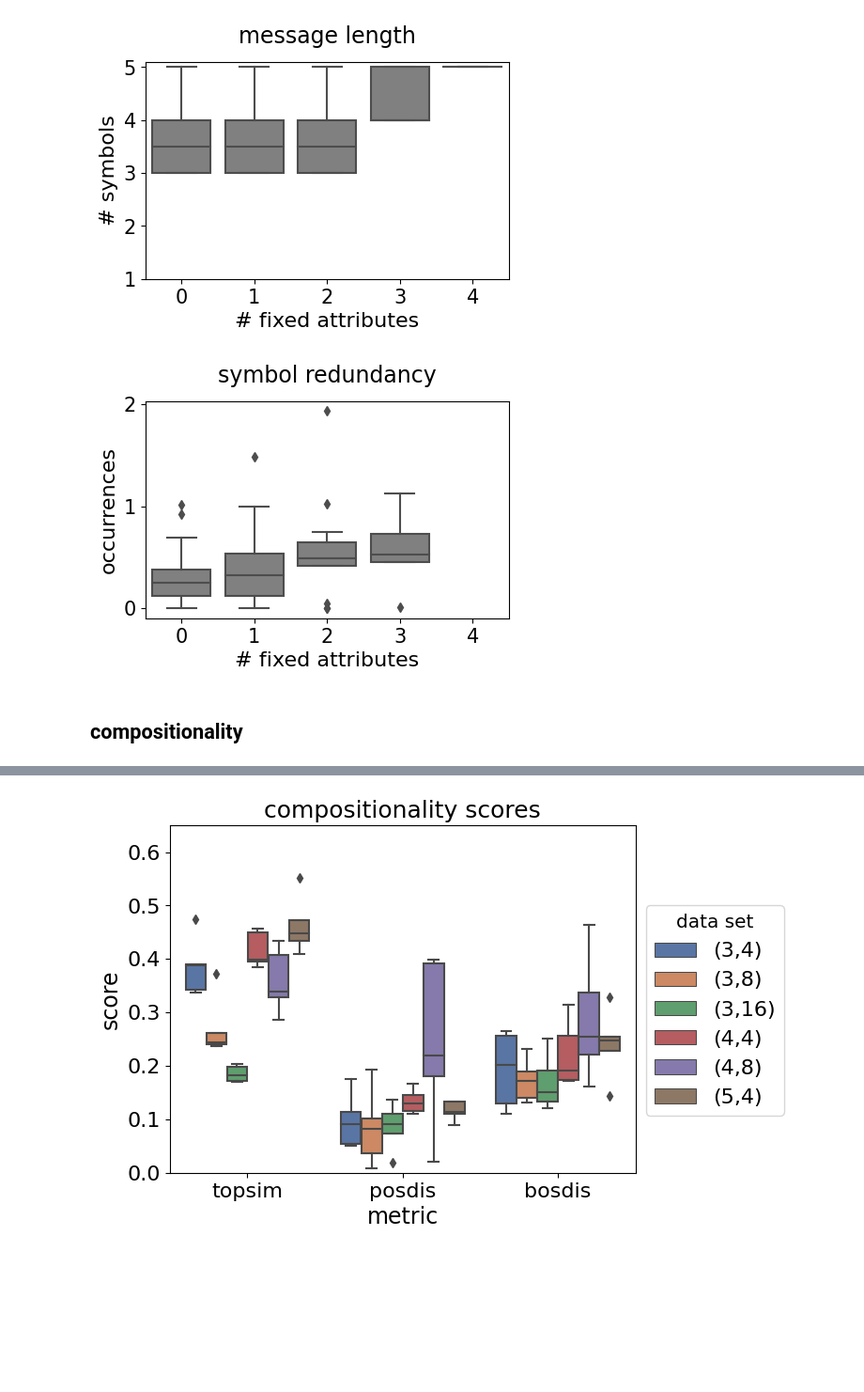
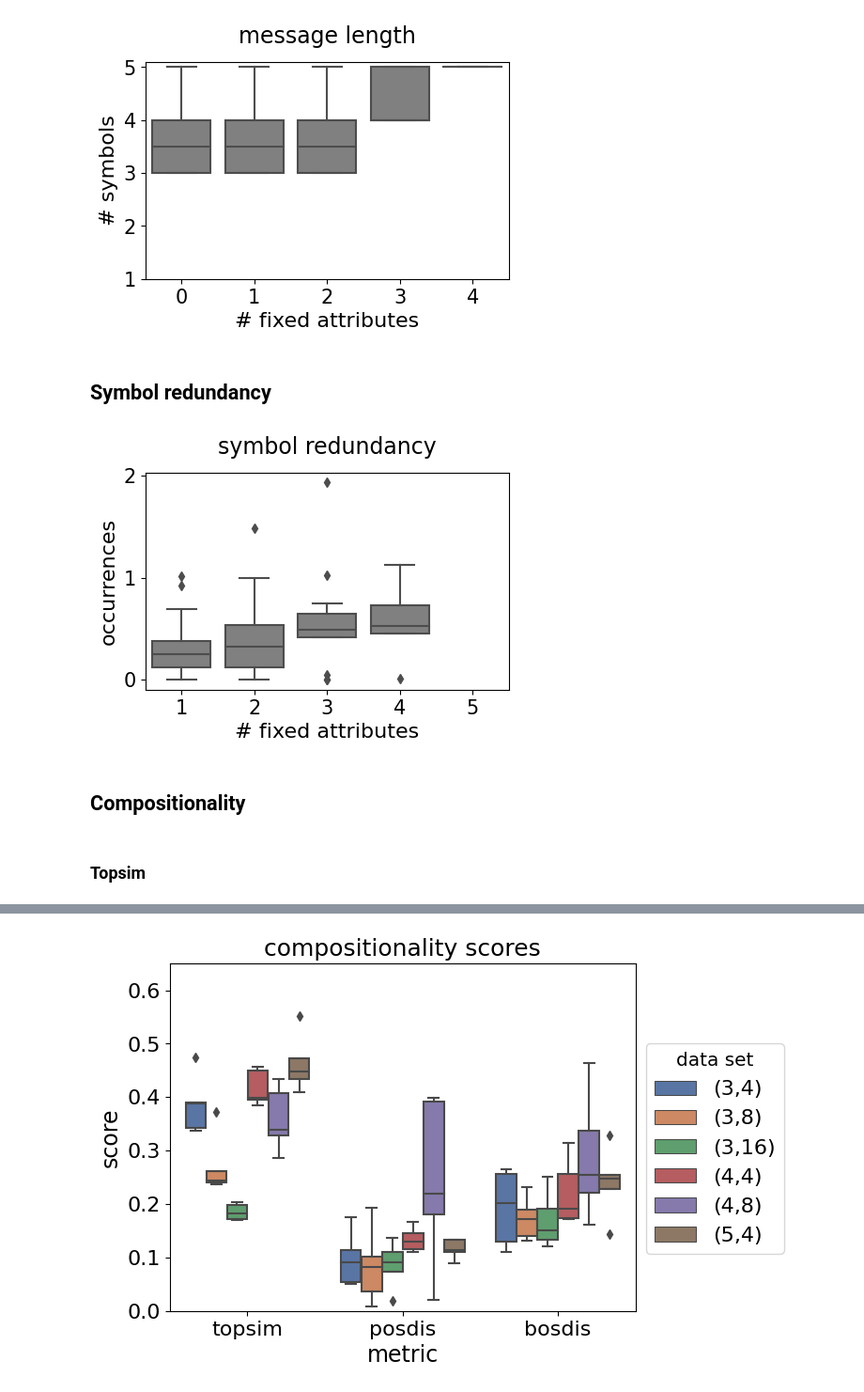
Before and after one commit to mariia55/emergent-abstractions_biased, a Jupyter notebook: analysis.ipynb, the cells around one changed output, grey strips where cells are left out. Shown at 94% size. Cells and saved outputs as stored; diff of their text form; code cells hidden in the pictures; blank space fills up the shorter version.

```diff
--- a/analysis.ipynb
+++ b/analysis.ipynb
@@ -301,5 +199,0 @@ Dataset: (4,4)
-# %%
-entropy_scores = load_entropies(paths, context_unaware=True)
-entropies = [entropy_scores['NMI'], entropy_scores['effectiveness'], entropy_scores['consistency']]
-plot_heatmap(entropies, 'mean', plot_dims=(1,3), ylims=(0.8, 1.0), figsize=(10.5, 3.5),
-             titles = ('NMI', 'effectiveness', 'consistency'), suptitle='entropy scores')
@@ -589,0 +400,38 @@ else:
+# %%
+# prepare data for bootstrapping
+data_for_bootstrapping = {}
+
+for l, level in enumerate([0, 1, 2, 3, 4]):
+    NMI_hierarchical = []
+
+    for d, data in enumerate(datasets):
+        for run in range(5):
+
+            scores = pickle.load(open(paths[d] + '/' + setting + '/' + str(run) + '/entropy_scores.pkl', 'rb'))
+
+            try:
+                NMI_hierarchical.append(scores['normalized_mutual_info_context_dep'][l])
+            except:
+                pass
+    data_for_bootstrapping[level] = NMI_hierarchical
+# %%
+num_bootstrap_samples = 1000  # Number of bootstrap samples
+confidence_level = 0.95      # Desired confidence level
+
+bootstrap_means = []
+
+entropies_bootstrapped = {}
+
+for level in [0, 1, 2, 3, 4]:
+    for _ in range(num_bootstrap_samples):
+        bootstrap_sample = [random.choice(data_for_bootstrapping[level]) for _ in range(len(data_for_bootstrapping[level]))]
+        bootstrap_mean = np.mean(bootstrap_sample)
+        bootstrap_means.append(bootstrap_mean)
+
+    # Calculate the lower and upper percentiles of the bootstrap means to construct the confidence interval
+    alpha = (1 - confidence_level) / 2
+    lower_percentile = np.percentile(bootstrap_means, 100 * alpha)
+    upper_percentile = np.percentile(bootstrap_means, 100 * (1 - alpha))
+    #print(f"Bootstrap Confidence Interval ({100*confidence_level}%): ({round(lower_percentile,2)}, {round(upper_percentile,2)}), Mean: {round(np.mean(bootstrap_means),2)}")
+    entropies_bootstrapped[level] = (round(lower_percentile,2), round(upper_percentile,2)), round(np.mean(bootstrap_means),2)
+entropies_bootstrapped
@@ -621,6 +546,8 @@ plt.title('message length', fontsize=17, y=1.05)
 plt.show()
 # %% [output]
 [figure]
+# %% [markdown]
+## Symbol redundancy
 # %%
 symbol_redundancy_dict = {'level': [], 'data set': [], 'run': [], 'symbol frequency': []}
 
@@ -641,13 +568,13 @@ for d, dataset in enumerate(datasets):
 # %%
 plt.figure(figsize=(5,3))
 sns.boxplot(x='level', y='symbol frequency', data=symbol_redundancy_dict, color='gray')
-plt.xticks(ticks=[0,1,2,3,4], labels=[0,1,2,3,4], fontsize=15)
+plt.xticks(ticks=[0,1,2,3,4], labels=[1,2,3,4,5], fontsize=15)
 plt.yticks(ticks=[0, 1, 2], fontsize=15)
 plt.xlabel('# fixed attributes', fontsize=16)
 plt.ylabel('occurrences', fontsize=16)
 plt.title('symbol redundancy', fontsize=17, y=1.05)
 plt.show()
 # %% [output]
-[figure, old version]
+[figure, new version]
 # %% [markdown]
-## compositionality
+## Compositionality
@@ -675,3 +600,5 @@ for d, dataset in enumerate(datasets):
+# %% [markdown]
+### Topsim
 # %%
 for i, d in enumerate(datasets):
     print(d, "topsim:", round(np.mean(topsim[i]), 3), "sd", round(np.std(topsim[i]), 2))
```
Also changed, not shown: parts of 95 cells of this notebook, 3 other files.
